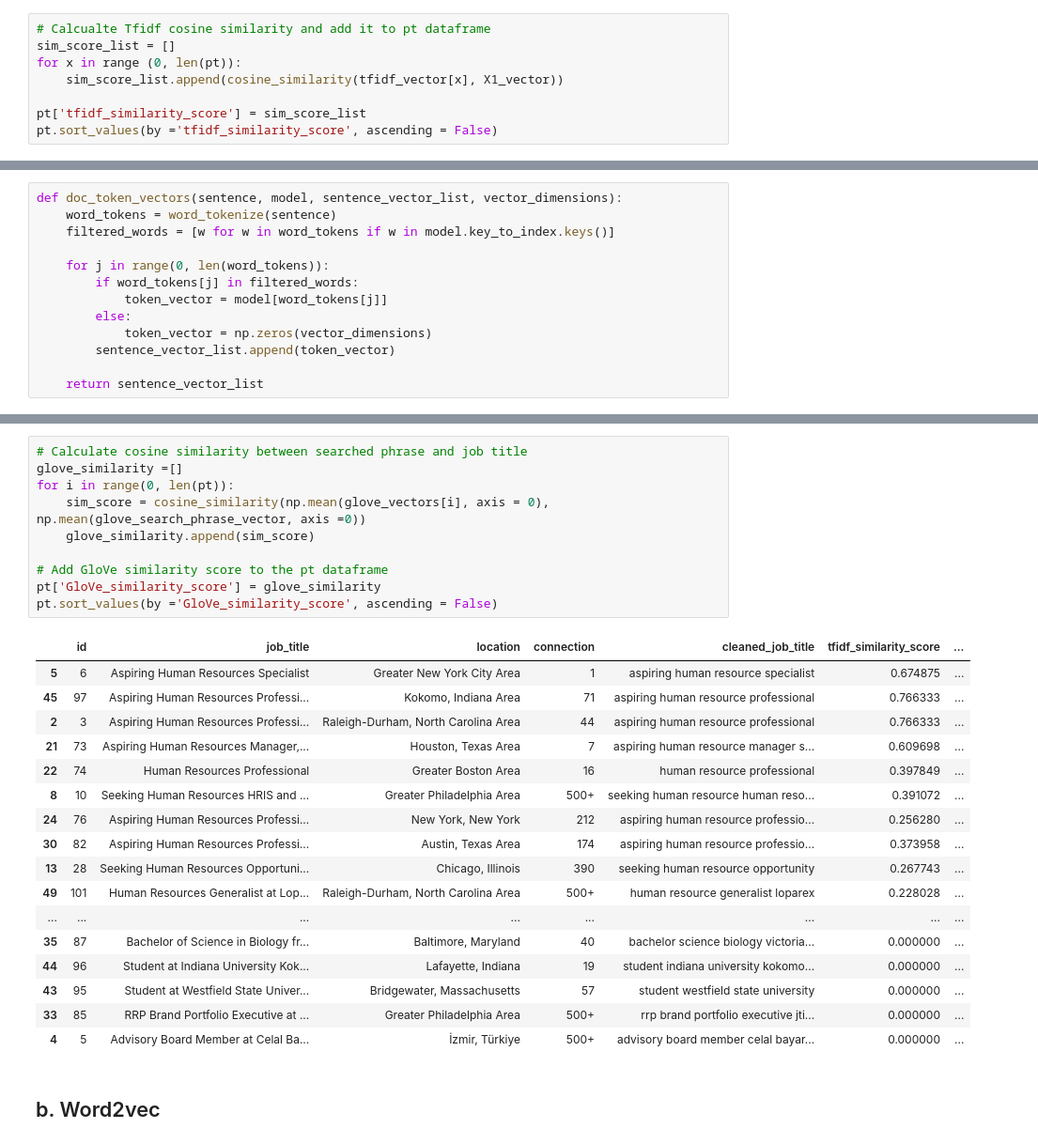
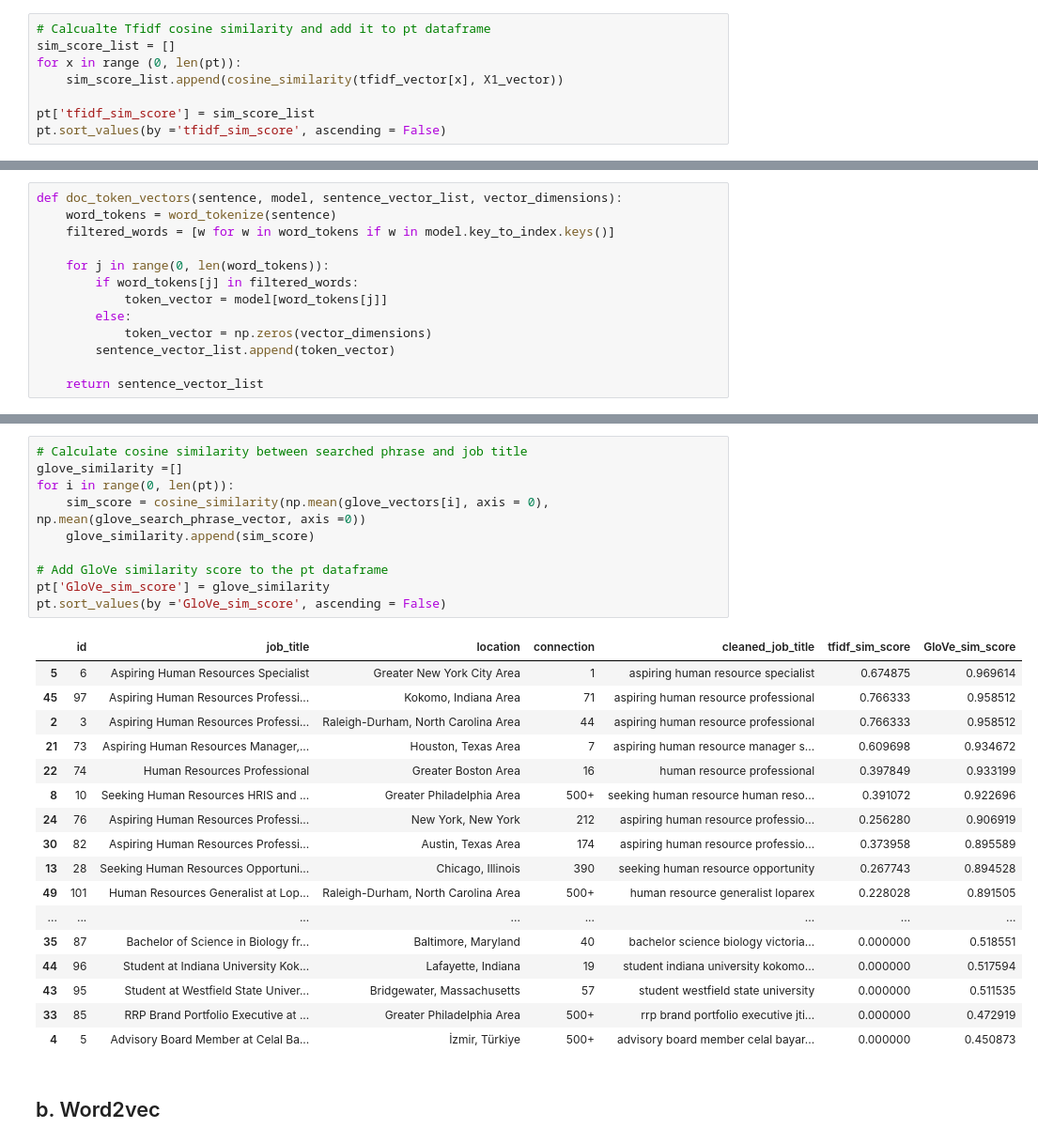
Before and after one commit to agupta004/B0k0jvj61abBaUpB, a Jupyter notebook: Potential_Talents.ipynb, the cells around one changed output, grey strips where cells are left out. Shown at 94% size. Cells and saved outputs as stored; diff of their text form.

```diff
--- a/Potential_Talents.ipynb
+++ b/Potential_Talents.ipynb
@@ -239,6 +241,6 @@ sim_score_list = []
 for x in range (0, len(pt)):
     sim_score_list.append(cosine_similarity(tfidf_vector[x], X1_vector))
 
-pt['tfidf_similarity_score'] = sim_score_list
-pt.sort_values(by ='tfidf_similarity_score', ascending = False)
+pt['tfidf_sim_score'] = sim_score_list
+pt.sort_values(by ='tfidf_sim_score', ascending = False)
 # %% [output]
@@ -342,31 +344,31 @@ doc_token_vectors(lemmatized_phrase, glove_model, glove_search_phrase_vector, 50
 # %%
 # Calculate cosine similarity between searched phrase and job title
 glove_similarity =[]
 for i in range(0, len(pt)):
     sim_score = cosine_similarity(np.mean(glove_vectors[i], axis = 0), np.mean(glove_search_phrase_vector, axis =0))
     glove_similarity.append(sim_score)
 
 # Add GloVe similarity score to the pt dataframe
-pt['GloVe_similarity_score'] = glove_similarity
-pt.sort_values(by ='GloVe_similarity_score', ascending = False)
+pt['GloVe_sim_score'] = glove_similarity
+pt.sort_values(by ='GloVe_sim_score', ascending = False)
 # %% [output]
-|  | id | job_title | location | connection | cleaned_job_title | tfidf_similarity_score | ... |
-| 5 | 6 | Aspiring Human Resources Specialist | Greater New York City Area | 1 | aspiring human resource specialist | 0.674875 | ... |
-| 45 | 97 | Aspiring Human Resources Professi... | Kokomo, Indiana Area | 71 | aspiring human resource professional | 0.766333 | ... |
-| 2 | 3 | Aspiring Human Resources Professi... | Raleigh-Durham, North Carolina Area | 44 | aspiring human resource professional | 0.766333 | ... |
-| 21 | 73 | Aspiring Human Resources Manager,... | Houston, Texas Area | 7 | aspiring human resource manager s... | 0.609698 | ... |
-| 22 | 74 | Human Resources Professional | Greater Boston Area | 16 | human resource professional | 0.397849 | ... |
-| 8 | 10 | Seeking Human Resources HRIS and ... | Greater Philadelphia Area | 500+ | seeking human resource human reso... | 0.391072 | ... |
-| 24 | 76 | Aspiring Human Resources Professi... | New York, New York | 212 | aspiring human resource professio... | 0.256280 | ... |
-| 30 | 82 | Aspiring Human Resources Professi... | Austin, Texas Area | 174 | aspiring human resource professio... | 0.373958 | ... |
-| 13 | 28 | Seeking Human Resources Opportuni... | Chicago, Illinois | 390 | seeking human resource opportunity | 0.267743 | ... |
-| 49 | 101 | Human Resources Generalist at Lop... | Raleigh-Durham, North Carolina Area | 500+ | human resource generalist loparex | 0.228028 | ... |
+|  | id | job_title | location | connection | cleaned_job_title | tfidf_sim_score | GloVe_sim_score |
+| 5 | 6 | Aspiring Human Resources Specialist | Greater New York City Area | 1 | aspiring human resource specialist | 0.674875 | 0.969614 |
+| 45 | 97 | Aspiring Human Resources Professi... | Kokomo, Indiana Area | 71 | aspiring human resource professional | 0.766333 | 0.958512 |
+| 2 | 3 | Aspiring Human Resources Professi... | Raleigh-Durham, North Carolina Area | 44 | aspiring human resource professional | 0.766333 | 0.958512 |
+| 21 | 73 | Aspiring Human Resources Manager,... | Houston, Texas Area | 7 | aspiring human resource manager s... | 0.609698 | 0.934672 |
+| 22 | 74 | Human Resources Professional | Greater Boston Area | 16 | human resource professional | 0.397849 | 0.933199 |
+| 8 | 10 | Seeking Human Resources HRIS and ... | Greater Philadelphia Area | 500+ | seeking human resource human reso... | 0.391072 | 0.922696 |
+| 24 | 76 | Aspiring Human Resources Professi... | New York, New York | 212 | aspiring human resource professio... | 0.256280 | 0.906919 |
+| 30 | 82 | Aspiring Human Resources Professi... | Austin, Texas Area | 174 | aspiring human resource professio... | 0.373958 | 0.895589 |
+| 13 | 28 | Seeking Human Resources Opportuni... | Chicago, Illinois | 390 | seeking human resource opportunity | 0.267743 | 0.894528 |
+| 49 | 101 | Human Resources Generalist at Lop... | Raleigh-Durham, North Carolina Area | 500+ | human resource generalist loparex | 0.228028 | 0.891505 |
 | ... | ... | ... | ... | ... | ... | ... | ... |
-| 35 | 87 | Bachelor of Science in Biology fr... | Baltimore, Maryland | 40 | bachelor science biology victoria... | 0.000000 | ... |
-| 44 | 96 | Student at Indiana University Kok... | Lafayette, Indiana | 19 | student indiana university kokomo... | 0.000000 | ... |
-| 43 | 95 | Student at Westfield State Univer... | Bridgewater, Massachusetts | 57 | student westfield state university | 0.000000 | ... |
-| 33 | 85 | RRP Brand Portfolio Executive at ... | Greater Philadelphia Area | 500+ | rrp brand portfolio executive jti... | 0.000000 | ... |
-| 4 | 5 | Advisory Board Member at Celal Ba... | İzmir, Türkiye | 500+ | advisory board member celal bayar... | 0.000000 | ... |
+| 35 | 87 | Bachelor of Science in Biology fr... | Baltimore, Maryland | 40 | bachelor science biology victoria... | 0.000000 | 0.518551 |
+| 44 | 96 | Student at Indiana University Kok... | Lafayette, Indiana | 19 | student indiana university kokomo... | 0.000000 | 0.517594 |
+| 43 | 95 | Student at Westfield State Univer... | Bridgewater, Massachusetts | 57 | student westfield state university | 0.000000 | 0.511535 |
+| 33 | 85 | RRP Brand Portfolio Executive at ... | Greater Philadelphia Area | 500+ | rrp brand portfolio executive jti... | 0.000000 | 0.472919 |
+| 4 | 5 | Advisory Board Member at Celal Ba... | İzmir, Türkiye | 500+ | advisory board member celal bayar... | 0.000000 | 0.450873 |
 # %% [markdown]
 ## b. Word2vec
 # %% [markdown]
```
Also changed, not shown: parts of 13 cells of this notebook.
